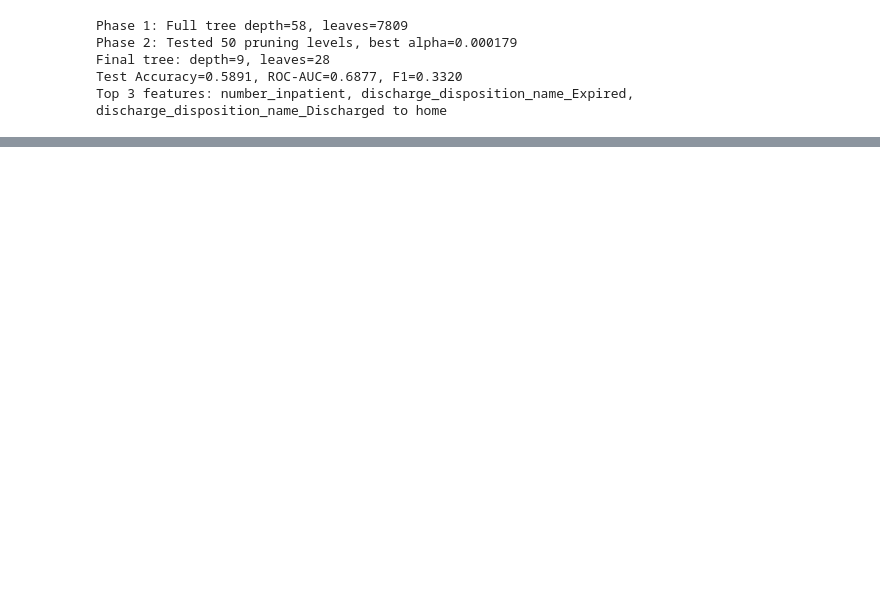
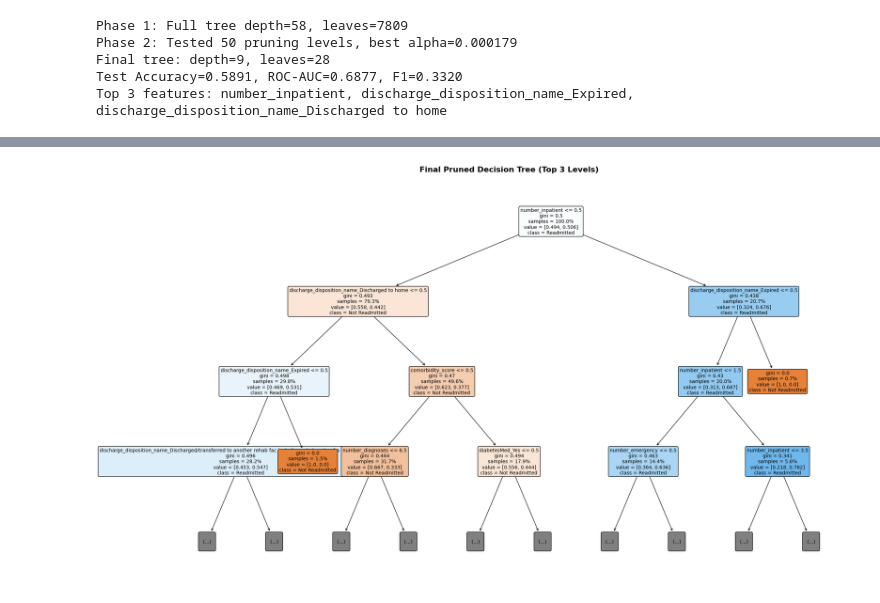
Before and after one commit to y171a/IT5006_EDA_Dashboard, a Jupyter notebook: Decision_Tree_Model - FeatureEng.ipynb, the cells around one changed output, grey strips where cells are left out. Cells and saved outputs as stored; diff of their text form; code cells hidden in the pictures; blank space fills up the shorter version.

Commit message:
Updated Aligned F2-Scoring Flow and Pipeline across Models

```diff
--- a/Decision_Tree_Model - FeatureEng.ipynb
+++ b/Decision_Tree_Model - FeatureEng.ipynb
@@ -438,3 +440,8 @@ Phase 2: Tested 50 pruning levels, best alpha=0.000179
 Final tree: depth=9, leaves=28
 Test Accuracy=0.5891, ROC-AUC=0.6877, F1=0.3320
 Top 3 features: number_inpatient, discharge_disposition_name_Expired, discharge_disposition_name_Discharged to home
+# %%
+from sklearn.metrics import make_scorer, fbeta_score
+from sklearn.model_selection import train_test_split, GridSearchCV, StratifiedKFold, cross_val_score, RandomizedSearchCV
+f2_scorer = make_scorer(fbeta_score, beta=2)
+cv = StratifiedKFold(n_splits=5, shuffle=True, random_state=42)
@@ -440,0 +562,16 @@ Top 3 features: number_inpatient, discharge_disposition_name_Expired, discharge_
+# %%
+fig1 = plt.figure(figsize=(25, 15))
+plot_tree(
+    best_dt_f2,
+    filled=True,
+    feature_names=X.columns,
+    class_names=["Not Readmitted", "Readmitted"],
+    rounded=True,
+    fontsize=10,
+    max_depth=3,
+    proportion=True
+)
+plt.title('Final Pruned Decision Tree (Top 3 Levels)', fontsize=16, fontweight='bold', pad=20)
+plt.show()
+# %% [output]
+[figure, added]
```
Also changed, not shown: parts of 5 cells of this notebook.
